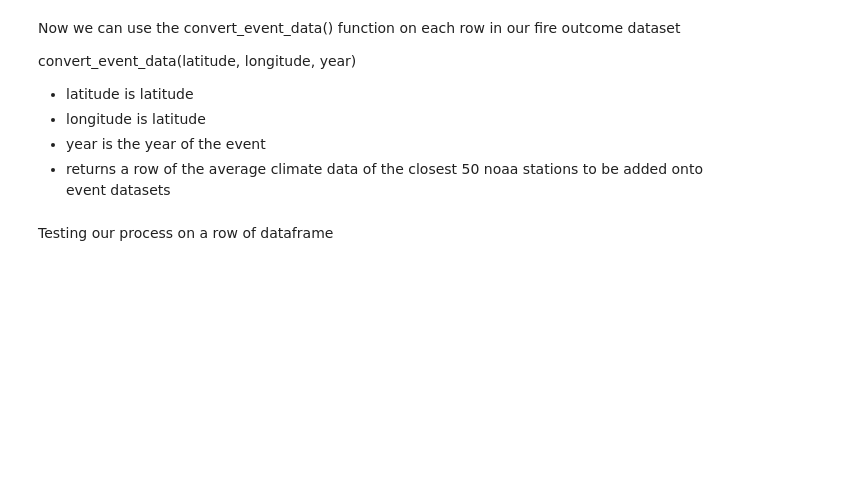
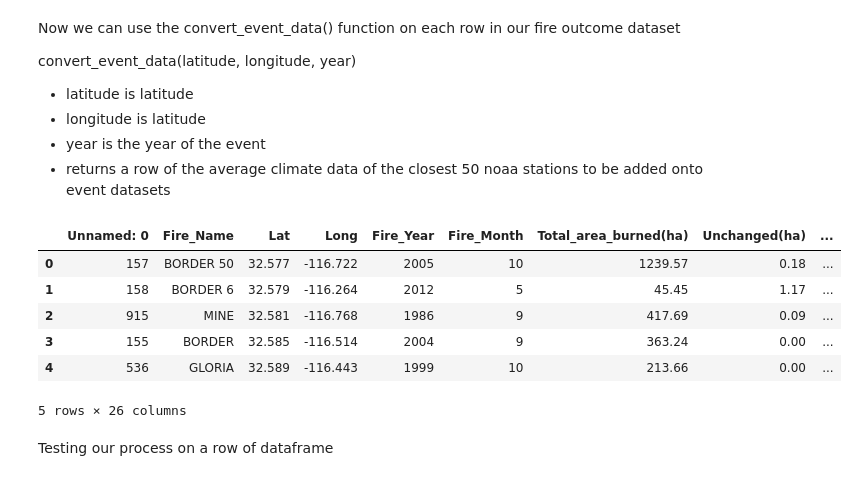
Before and after one commit to armonaDC/Winternship-2023, a Jupyter notebook: noaa_region_data_add.ipynb, the cells around one changed output. Cells and saved outputs as stored; diff of their text form; code cells hidden in the pictures; blank space fills up the shorter version.

```diff
--- a/noaa_region_data_add.ipynb
+++ b/noaa_region_data_add.ipynb
@@ -255,15 +276,23 @@ convert_event_data(latitude, longitude, year)
 - year is the year of the event
 - returns a row of the average climate data of the closest 50 noaa stations to be added onto event datasets
 # %%
-fire_df = pd.read_csv('/home/devin/winternship2023/datasets/Cal1.2.csv')
+fire_df = pd.read_csv('./Cal1.2.csv')
 # fire_df["Fire_Year"] = fire_df["Fire_Year"].apply(lambda x : pd.to_datetime(x).year)
 # display(fire_df.head())
 #add on the column names we going to add to fire dataset
 new_columns = ['PDepth>0.01in','PDepth>0.1in','PDepth>1in','SDepth>1in','DaysT<32d','DaysT>70d','DaysT>90d','HighestDaySnow','HighestDayRain','HighestDayTemp','TotalRain','TotalSnow','AvgMonthMax']
 old_columns = ['Fire_Name','Lat','Long','Fire_Year','Fire_Month','Total_area_burned(ha)','Unchanged(ha)','Low_Severity(ha)','Moderate_Severity(ha)','High_Severity(ha)','FuelTreatment','TSLF(months)']
 all_columns = old_columns + new_columns
 fire_df[new_columns] = ''
 fire_df.head()
+# %% [output]
+|  | Unnamed: 0 | Fire_Name | Lat | Long | Fire_Year | Fire_Month | Total_area_burned(ha) | Unchanged(ha) | ... |
+| 0 | 157 | BORDER 50 | 32.577 | -116.722 | 2005 | 10 | 1239.57 | 0.18 | ... |
+| 1 | 158 | BORDER 6 | 32.579 | -116.264 | 2012 | 5 | 45.45 | 1.17 | ... |
+| 2 | 915 | MINE | 32.581 | -116.768 | 1986 | 9 | 417.69 | 0.09 | ... |
+| 3 | 155 | BORDER | 32.585 | -116.514 | 2004 | 9 | 363.24 | 0.00 | ... |
+| 4 | 536 | GLORIA | 32.589 | -116.443 | 1999 | 10 | 213.66 | 0.00 | ... |
+5 rows × 26 columns
 # %% [markdown]
 Testing our process on a row of dataframe
 # %%
```
Also changed, not shown: parts of 7 cells of this notebook.
